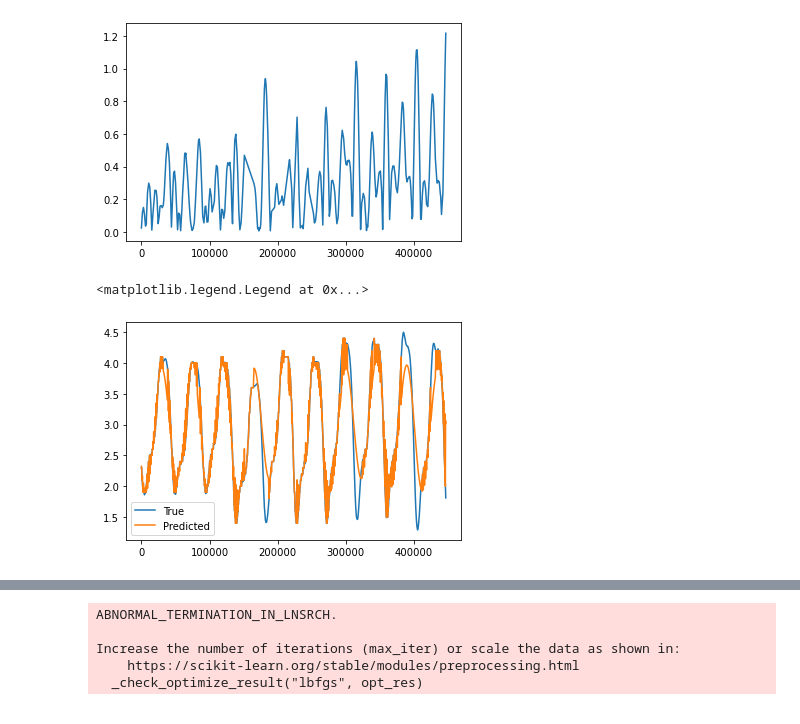
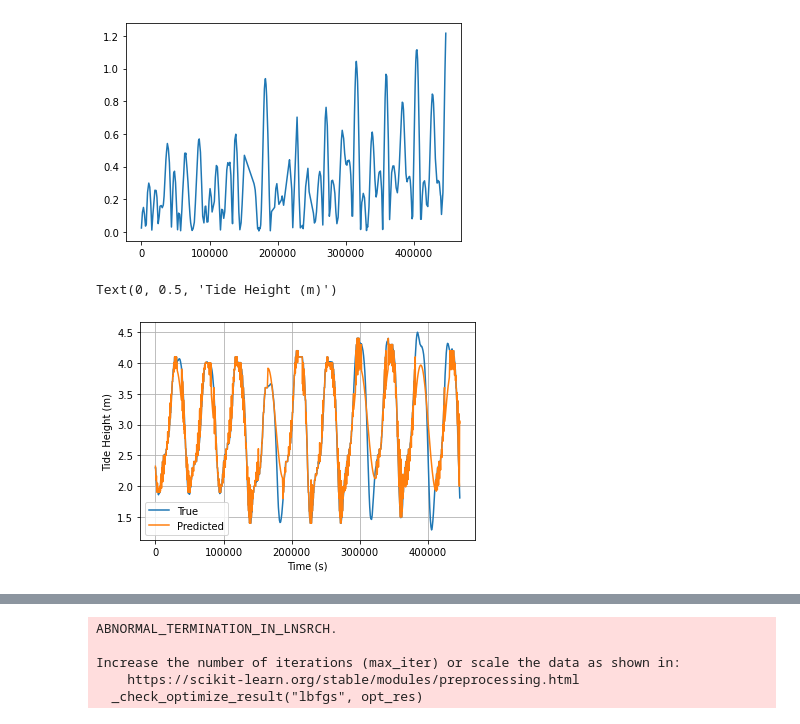
Before and after one commit to terencetan-c/Gaussian-Process-Lab, a Jupyter notebook: Lab exercise.ipynb, the cells around one changed output, grey strips where cells are left out. Drawn from its saved outputs; the diff is of its cells as text; code cells hidden in the pictures.

Commit message:
Finished up
Added plots ands finished up the report.

```diff
--- a/Lab exercise.ipynb
+++ b/Lab exercise.ipynb
@@ -194,10 +186,13 @@ df_actual=df_index['Tide height (m)'].fillna(d2)
 # %%
 plt.plot(df_actual.index,df_actual,label='True')
 plt.plot(df_predicted.index,df_predicted,label='Predicted')
 plt.legend()
+plt.grid()
+plt.xlabel('Time (s)')
+plt.ylabel('Tide Height (m)')
 # %% [output]
-<matplotlib.legend.Legend at 0x...>
+Text(0, 0.5, 'Tide Height (m)')
-[figure, old version]
+[figure, new version]
 # %%
 rms_error = np.sqrt(np.average(np.square(answer-X_GT)))
 print(rms_error)
```
Also changed, not shown: parts of 21 cells of this notebook, 12 other files.
